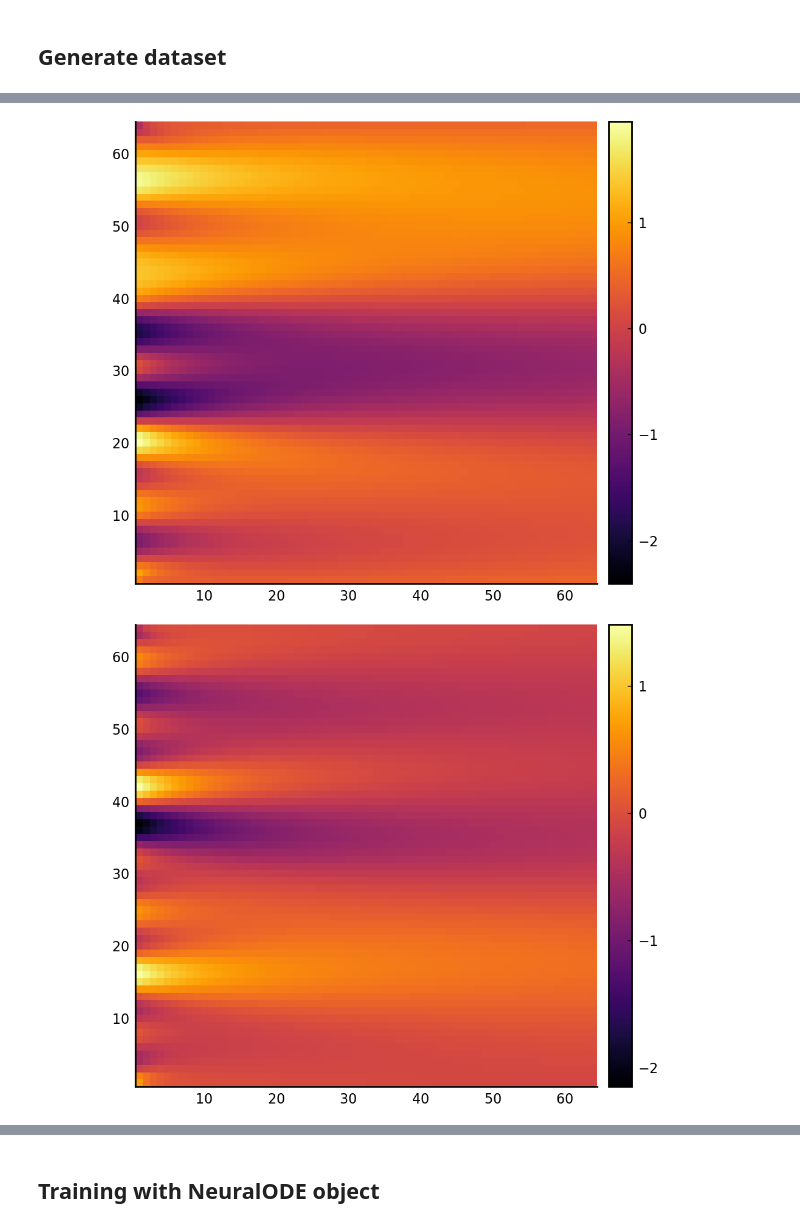
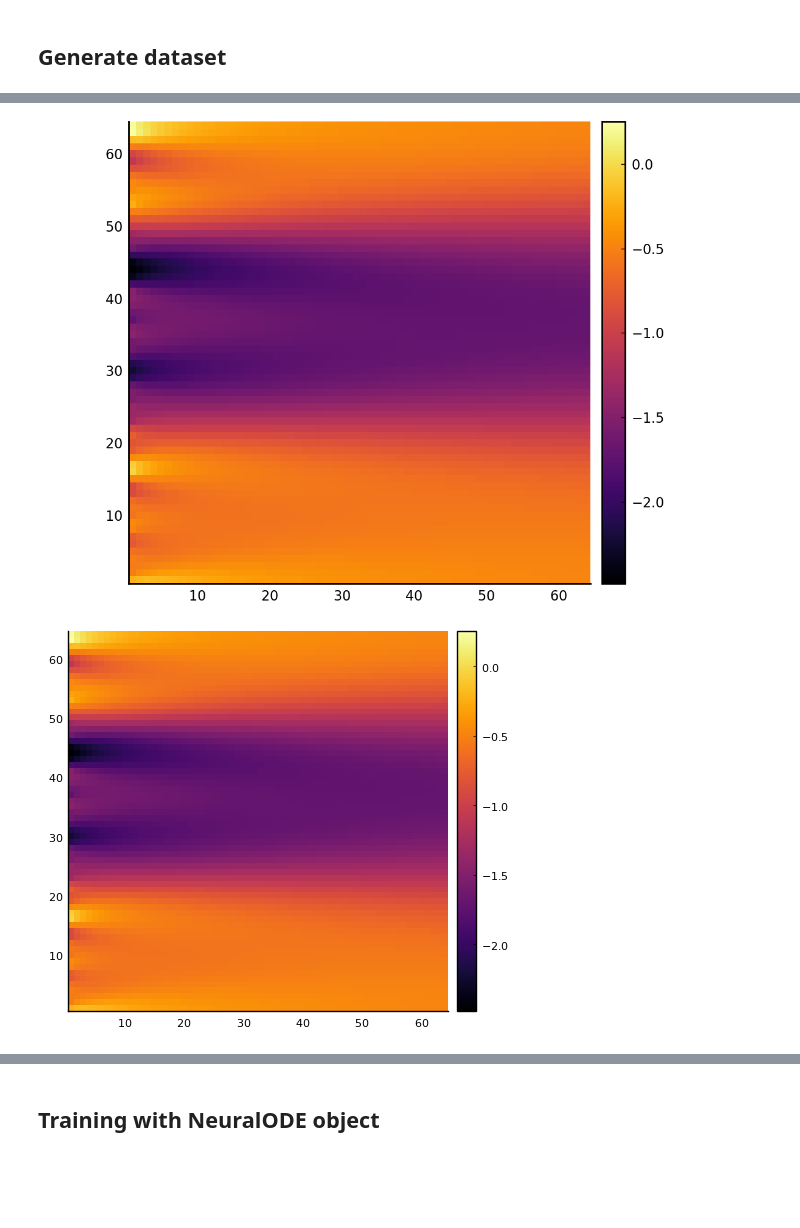
Before and after one commit to vdesgrange/closure-model, a Jupyter notebook: experiments/julia_src/neural_closure/heat_equation_neural_ode.ipynb, the cells around one changed output, grey strips where cells are left out. Drawn from its saved outputs; the diff is of its cells as text; code cells hidden in the pictures; blank space fills up the shorter version.

```diff
--- a/experiments/julia_src/neural_closure/heat_equation_neural_ode.ipynb
+++ b/experiments/julia_src/neural_closure/heat_equation_neural_ode.ipynb
@@ -96,13 +107,15 @@ syver_dataset = syver_cond(t_max, t_min, x_max, x_min, t_n, x_n);
 # %%
-# dataset = Generator.generate_heat_training_dataset(t_max, t_min, x_max, x_min, t_n, x_n, 32, 2, 0.005, 1., "high_dim_training_set.jld2", "training_set");
-dataset = Generator.read_dataset("./src/dataset/high_dim_training_set.jld2")["training_set"];
+#dataset = Generator.generate_heat_training_dataset(t_max, t_min, x_max, x_min, t_n, x_n, 32, 2, kappa, k, "./src/dataset/high_dim_training_set.jld2", "training_set");
+hand_dataset = Generator.read_dataset("./src/dataset/hand_analytical_heat_training_set.jld2")["training_set"];
+analytic_dataset = Generator.read_dataset("./src/dataset/analytical_heat_training_set.jld2")["training_set"];
+high_dataset = Generator.read_dataset("./src/dataset/high_dim_training_set.jld2")["training_set"];
 # %%
 function check_training_dataset(dataset)
-    for i in range(1, 10, step=1)
+    for i in range(1, 2, step=1)
         a, b, c, d = dataset[i];
-        display(GraphicTools.show_state(b, ""))
+        display(GraphicTools.show_state(b, ""));
     end
 end
 
-check_training_dataset(dataset)
+check_training_dataset(analytic_dataset)
 # %% [output]
@@ -110,2 +123,2 @@ check_training_dataset(dataset)
-[figure, old version]
+[figure, new version]
-[figure, old version]
+[figure, new version]
```
Also changed, not shown: parts of 25 cells of this notebook, 3 other files.
